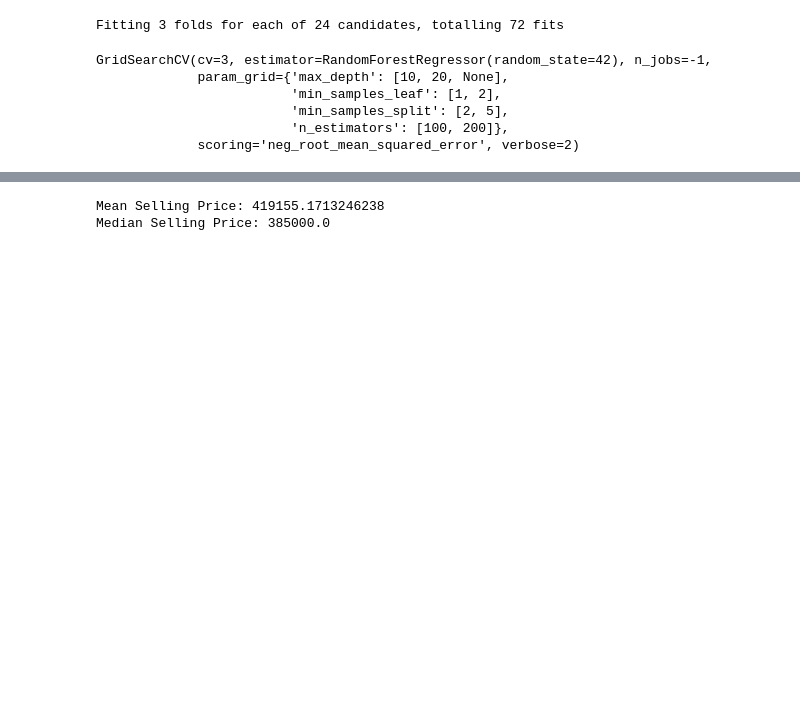
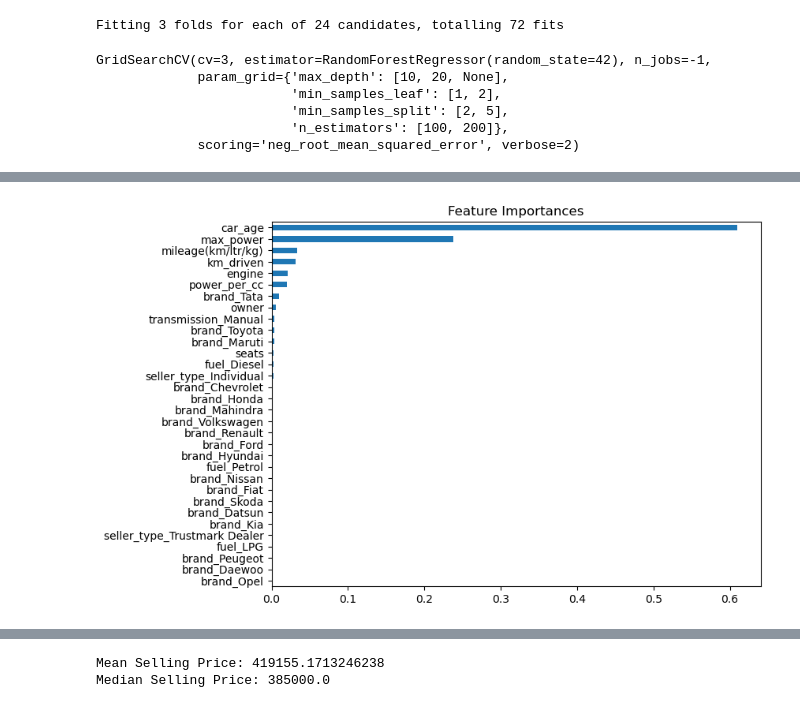
Before and after one commit to nishchalacharya/Car-Price-Predict-Model, a Jupyter notebook: datapreprocessing.ipynb, the cells around one changed output, grey strips where cells are left out. Cells and saved outputs as stored; diff of their text form; code cells hidden in the pictures; blank space fills up the shorter version.

```diff
--- a/datapreprocessing.ipynb
+++ b/datapreprocessing.ipynb
@@ -496,2 +511,11 @@ rmse=root_mean_squared_error(y_test,y_pred_after_fine_tune)
+# %%
+best_model=grid_search.best_estimator_
+
+# Evaluating
+
+y_pred = best_model.predict(X_test)
+rmse = np.sqrt(mean_squared_error(y_test, y_pred))
+mae = mean_absolute_error(y_test, y_pred)
+r2 = r2_score(y_test, y_pred)
 # %%
 #Best model results
@@ -519,0 +543,10 @@ RMSE value after Fine tuning is: 65871.7061952029
+# %%
+importances = best_model.feature_importances_
+features = X_train.columns
+
+# Plot
+pd.Series(importances, index=features).sort_values().plot(kind='barh', figsize=(8, 6))
+plt.title("Feature Importances")
+plt.show()
+# %% [output]
+[figure, added]
```
Also changed, not shown: parts of 19 cells of this notebook.
